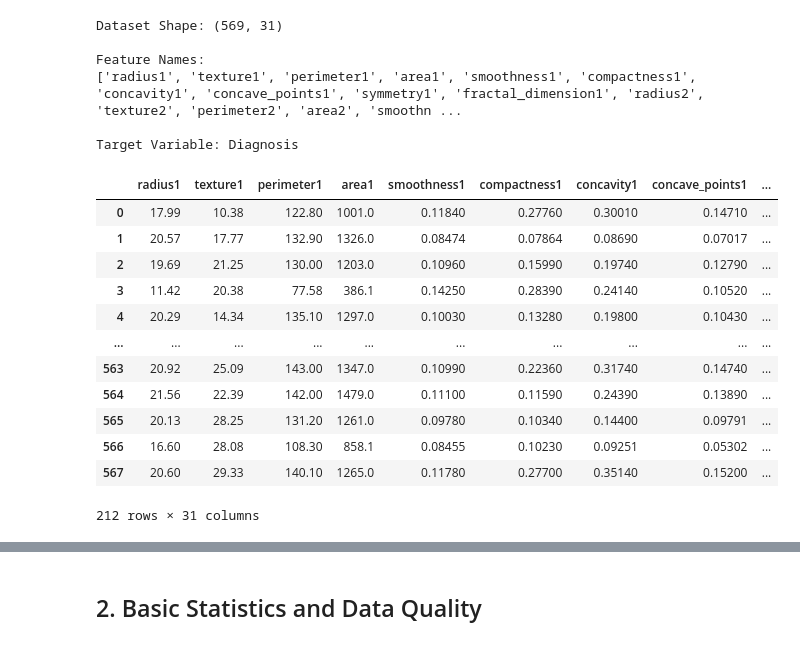
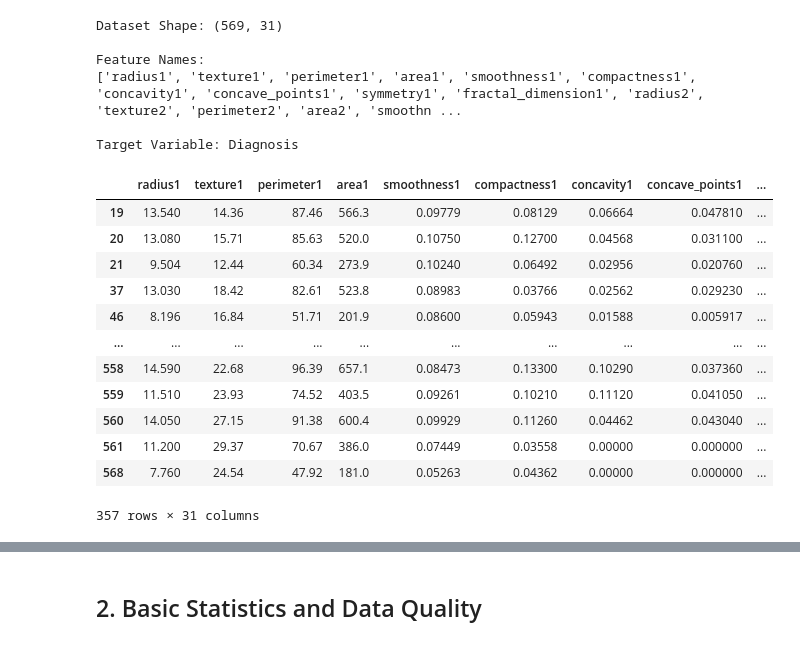
Before and after one commit to pareek-ml/breast-cancer-prediction, a Jupyter notebook: notebooks/01_EDA.ipynb, the cells around one changed output, grey strips where cells are left out. Cells and saved outputs as stored; diff of their text form; code cells hidden in the pictures.

```diff
--- a/notebooks/01_EDA.ipynb
+++ b/notebooks/01_EDA.ipynb
@@ -50,21 +50,21 @@ Feature Names:
 
 Target Variable: Diagnosis
 # %%
-df[df["Diagnosis"] == "M"]
+df[df["Diagnosis"] == "B"]
 # %% [output]
 |  | radius1 | texture1 | perimeter1 | area1 | smoothness1 | compactness1 | concavity1 | concave_points1 | ... |
-| 0 | 17.99 | 10.38 | 122.80 | 1001.0 | 0.11840 | 0.27760 | 0.30010 | 0.14710 | ... |
-| 1 | 20.57 | 17.77 | 132.90 | 1326.0 | 0.08474 | 0.07864 | 0.08690 | 0.07017 | ... |
-| 2 | 19.69 | 21.25 | 130.00 | 1203.0 | 0.10960 | 0.15990 | 0.19740 | 0.12790 | ... |
-| 3 | 11.42 | 20.38 | 77.58 | 386.1 | 0.14250 | 0.28390 | 0.24140 | 0.10520 | ... |
-| 4 | 20.29 | 14.34 | 135.10 | 1297.0 | 0.10030 | 0.13280 | 0.19800 | 0.10430 | ... |
+| 19 | 13.540 | 14.36 | 87.46 | 566.3 | 0.09779 | 0.08129 | 0.06664 | 0.047810 | ... |
+| 20 | 13.080 | 15.71 | 85.63 | 520.0 | 0.10750 | 0.12700 | 0.04568 | 0.031100 | ... |
+| 21 | 9.504 | 12.44 | 60.34 | 273.9 | 0.10240 | 0.06492 | 0.02956 | 0.020760 | ... |
+| 37 | 13.030 | 18.42 | 82.61 | 523.8 | 0.08983 | 0.03766 | 0.02562 | 0.029230 | ... |
+| 46 | 8.196 | 16.84 | 51.71 | 201.9 | 0.08600 | 0.05943 | 0.01588 | 0.005917 | ... |
 | ... | ... | ... | ... | ... | ... | ... | ... | ... | ... |
-| 563 | 20.92 | 25.09 | 143.00 | 1347.0 | 0.10990 | 0.22360 | 0.31740 | 0.14740 | ... |
-| 564 | 21.56 | 22.39 | 142.00 | 1479.0 | 0.11100 | 0.11590 | 0.24390 | 0.13890 | ... |
-| 565 | 20.13 | 28.25 | 131.20 | 1261.0 | 0.09780 | 0.10340 | 0.14400 | 0.09791 | ... |
-| 566 | 16.60 | 28.08 | 108.30 | 858.1 | 0.08455 | 0.10230 | 0.09251 | 0.05302 | ... |
-| 567 | 20.60 | 29.33 | 140.10 | 1265.0 | 0.11780 | 0.27700 | 0.35140 | 0.15200 | ... |
+| 558 | 14.590 | 22.68 | 96.39 | 657.1 | 0.08473 | 0.13300 | 0.10290 | 0.037360 | ... |
+| 559 | 11.510 | 23.93 | 74.52 | 403.5 | 0.09261 | 0.10210 | 0.11120 | 0.041050 | ... |
+| 560 | 14.050 | 27.15 | 91.38 | 600.4 | 0.09929 | 0.11260 | 0.04462 | 0.043040 | ... |
+| 561 | 11.200 | 29.37 | 70.67 | 386.0 | 0.07449 | 0.03558 | 0.00000 | 0.000000 | ... |
+| 568 | 7.760 | 24.54 | 47.92 | 181.0 | 0.05263 | 0.04362 | 0.00000 | 0.000000 | ... |
-212 rows × 31 columns
+357 rows × 31 columns
 # %%
 df.loc[
     1,
```
Also changed, not shown: parts of 1 cell of this notebook, 1 other file.
